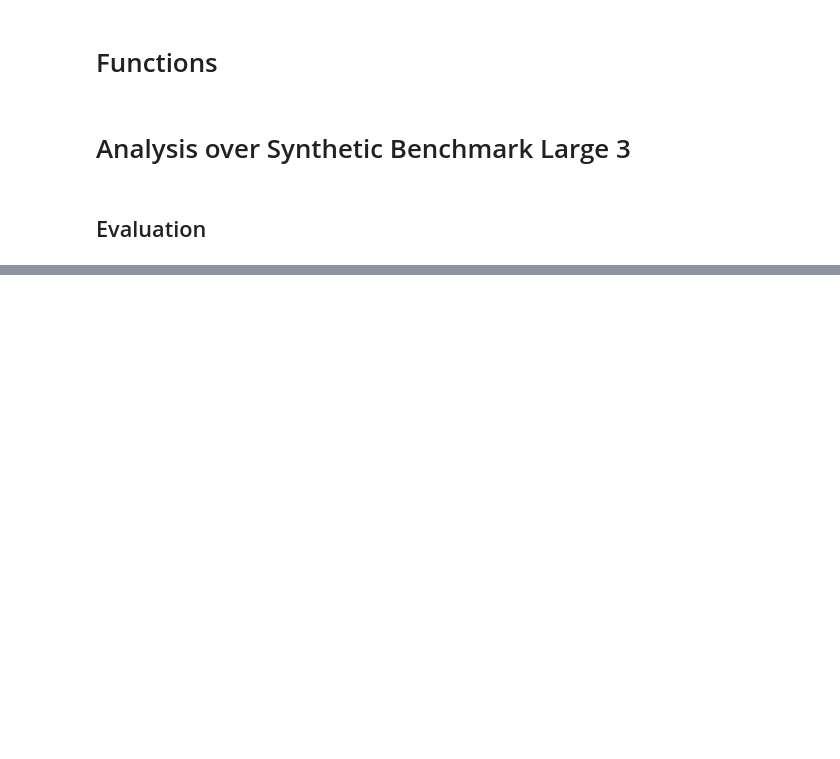
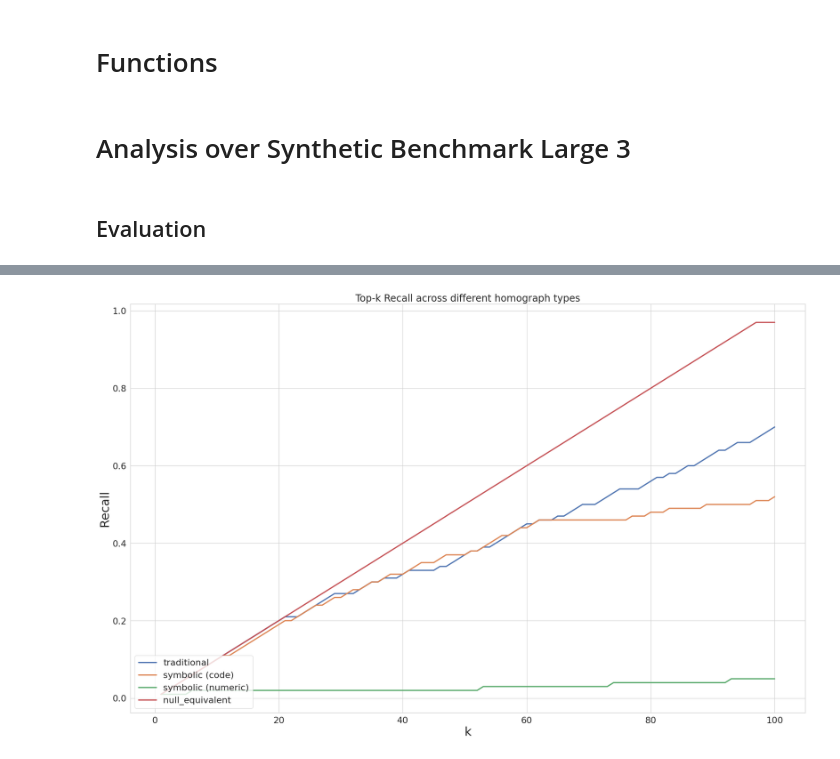
Before and after one commit to northeastern-datalab/domain_net, a Jupyter notebook: homograph_types_generation/evaluation.ipynb, the cells around one changed output, grey strips where cells are left out. Cells and saved outputs as stored; diff of their text form; code cells hidden in the pictures; blank space fills up the shorter version.

```diff
--- a/homograph_types_generation/evaluation.ipynb
+++ b/homograph_types_generation/evaluation.ipynb
@@ -130,0 +127,7 @@ plt.legend(loc='lower left')
+# %%
+for mode in mode_to_label:
+    plt.plot(eval_dfs[mode]['rank'].head(k), eval_dfs[mode]['recall'].head(k), label=mode_to_label[mode], linewidth=3)
+plt.ylabel('Recall', fontsize=30);plt.xlabel('k', fontsize=30);plt.tight_layout();plt.title('Top-k Recall across different homograph types');plt.legend(loc='lower left');plt.tight_layout();
+plt.savefig('evaluation/synthetic_benchmark_large3/recall_per_type.svg')
+# %% [output]
+[figure, added]
```
Also changed, not shown: parts of 9 cells of this notebook, 1 other file.
